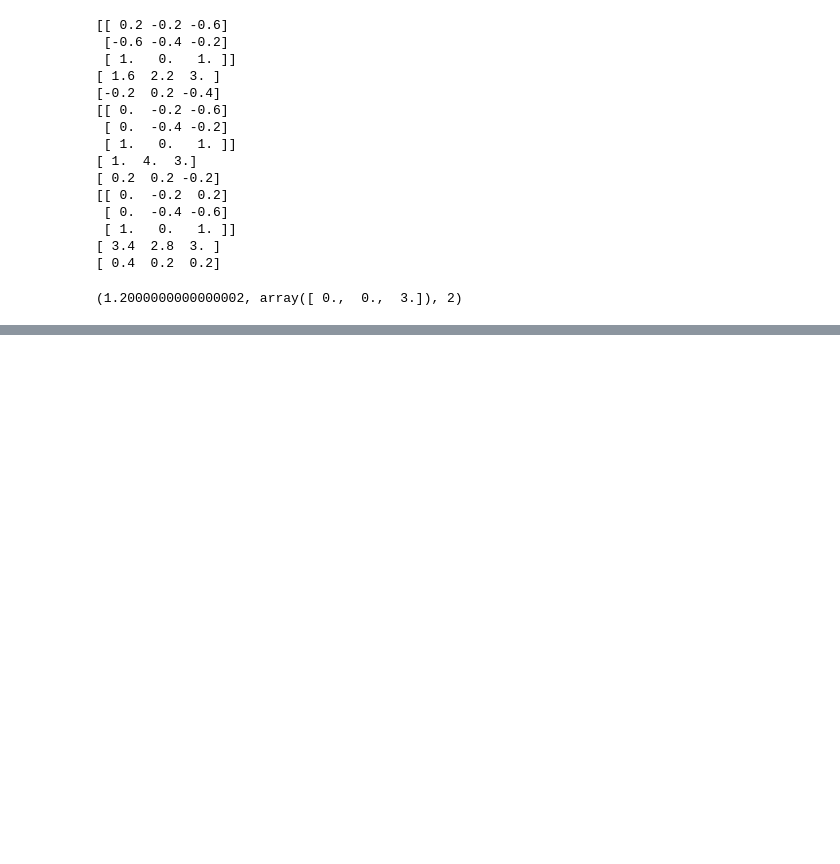
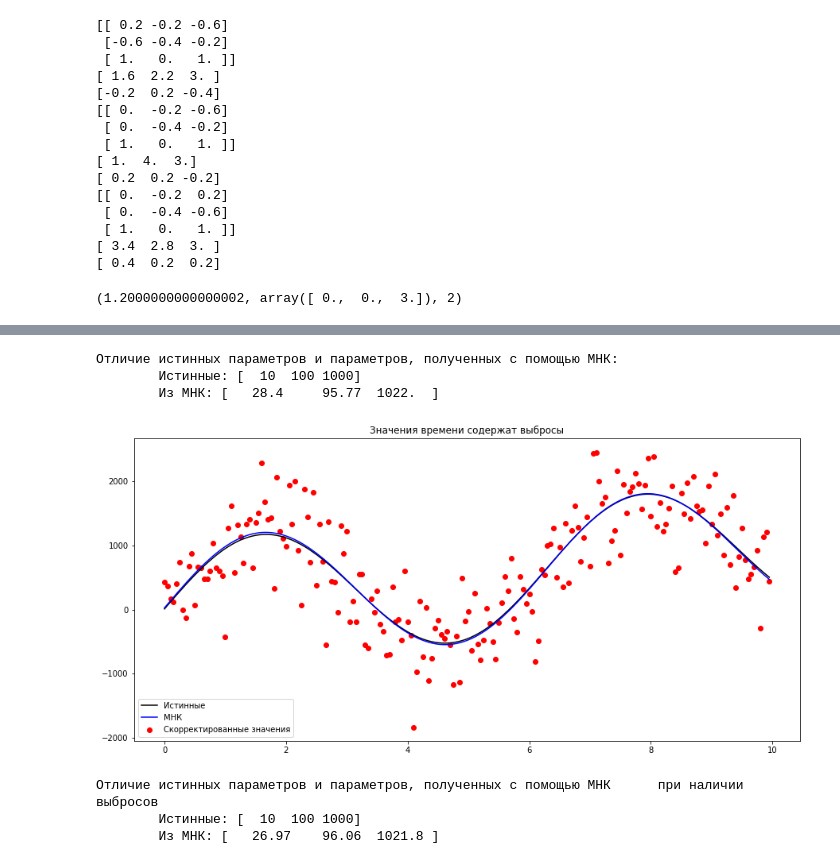
Before and after one commit to svinkapeppa/5-term, a Jupyter notebook: optimization/1.ipynb, the cells around one changed output, grey strips where cells are left out. Saved outputs shown, nothing was run; the diff lists cells and outputs as text; code cells hidden in the pictures; blank space fills up the shorter version.

```diff
--- a/optimization/1.ipynb
+++ b/optimization/1.ipynb
@@ -672,0 +764,37 @@ is_optimal(A,b,c,x)
+# %%
+print('Отличие истинных параметров и параметров, полученных с помощью МНК:')
+print('\tИстинные:', a)
+print('\tИз МНК:', np.round(astar, 2))
+# %% [output]
+Отличие истинных параметров и параметров, полученных с помощью МНК:
+        Истинные: [  10  100 1000]
+        Из МНК: [   28.4     95.77  1022.  ]
+# %%
+plt.figure(figsize=(15,7))
+
+plt.scatter(time, y_corr, c='red', label='Скорректированные значения')
+
+y = np.array([function(t, a) for t in time])
+plt.plot(time, y, c='black', label='Истинные')
+
+y_corrupt = y_corr.copy()
+y_corrupt[0] -= 50
+y_corrupt[-1] += 50
+astar = get_params(y_corrupt, time)
+y = np.array([function(t, astar) for t in time])
+plt.plot(time, y, c='blue', label='МНК')
+
+plt.title('Значения времени содержат выбросы')
+plt.legend()
+plt.show()
+# %% [output]
+[figure, added]
+# %%
+print('Отличие истинных параметров и параметров, полученных с помощью МНК\
+      при наличии выбросов')
+print('\tИстинные:', a)
+print('\tИз МНК:', np.round(astar, 2))
+# %% [output]
+Отличие истинных параметров и параметров, полученных с помощью МНК      при наличии выбросов
+        Истинные: [  10  100 1000]
+        Из МНК: [   26.97    96.06  1021.8 ]
```
Also changed, not shown: parts of 36 cells of this notebook.
